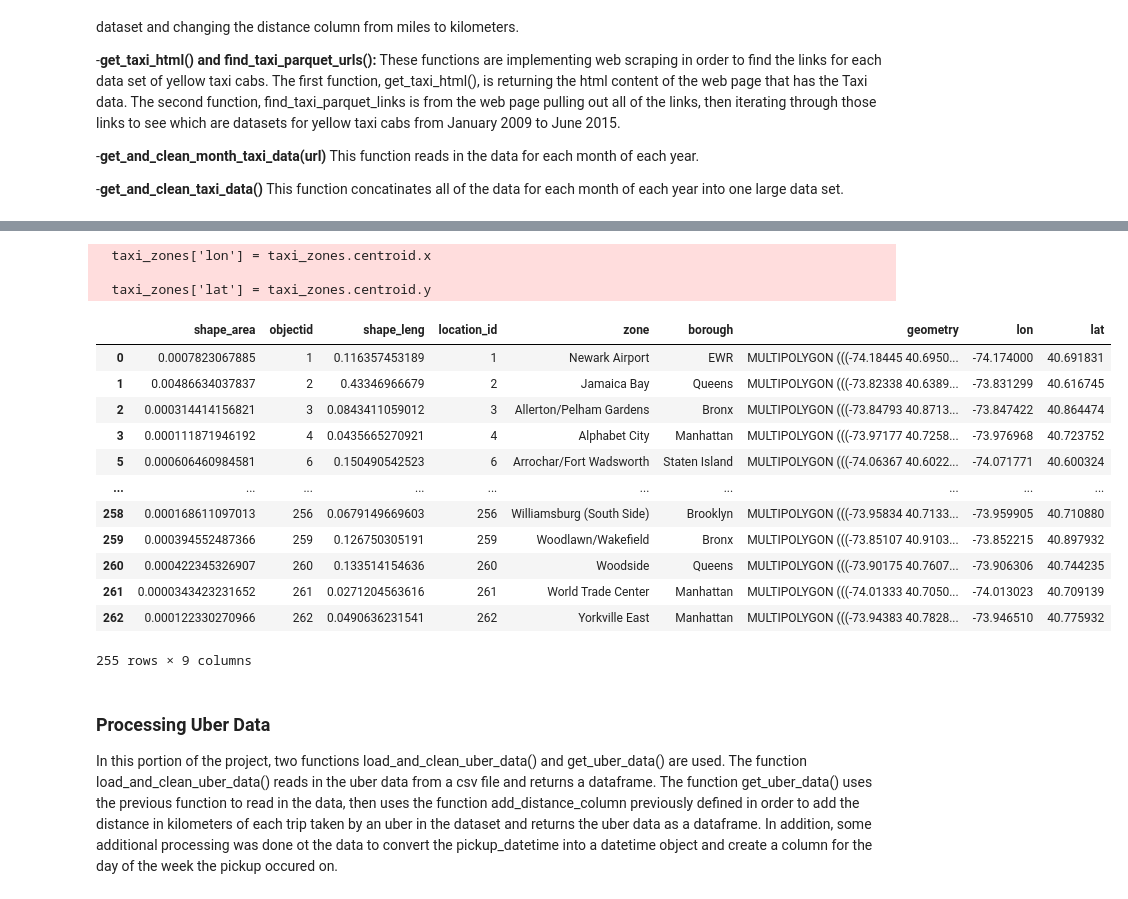
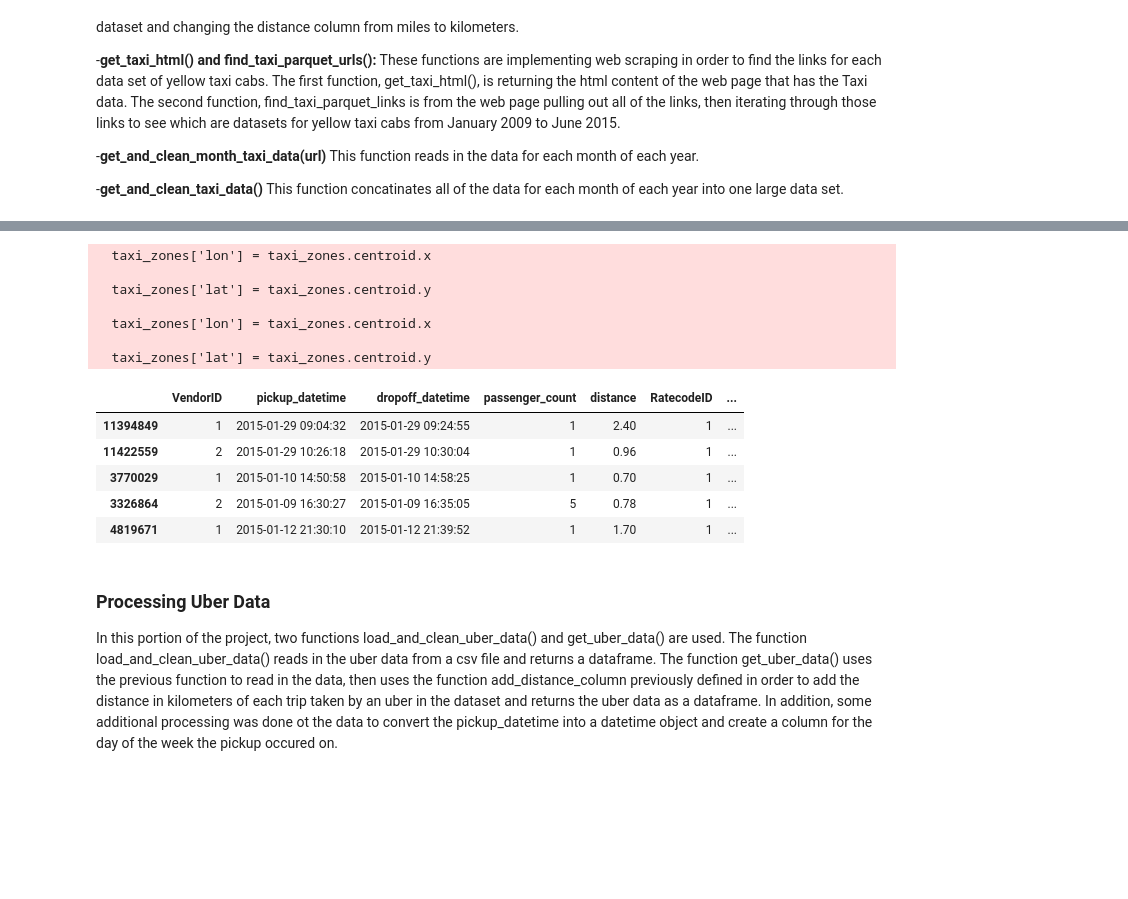
Before and after one commit to laurelhickey/Tools_for_Analytics_Project, a Jupyter notebook: Project Scaffolding.ipynb, the cells around one changed output, grey strips where cells are left out. Saved outputs shown, nothing was run; the diff lists cells and outputs as text; code cells hidden in the pictures; blank space fills up the shorter version.

Commit message:
Cleaning up Data
- Sampling taxi_data
- Removing unnecessary columns
- Finished determining zones that should and should not be included and how to remove

```diff
--- a/Project Scaffolding.ipynb
+++ b/Project Scaffolding.ipynb
@@ -182,8 +169,3 @@ test_parquet.head(10)
 def miles_to_km(distance_miles):
     distance_km = distance_miles /0.62137119
     return distance_km
-
-test_parquet['trip_distance'] = test_parquet.apply(lambda x: miles_to_km(x["trip_distance"]), axis = 1)
-
-
-test_parquet.head(10)
@@ -224,11 +194,14 @@ def zones_within_bbox():
     eastlimit = -73.717047
     westlimit = -74.242330
 
-
+    # This gives me a taxi_zone dataset for all the zones that I want in the final data set
     taxi_zones = taxi_zones[(taxi_zones["lon"] <= eastlimit) & (taxi_zones["lon"] >= westlimit)]
     taxi_zones = taxi_zones[(taxi_zones["lat"] <= northlimit) & (taxi_zones["lat"]>= southlimit)]
 
-    return taxi_zones
+    zones_in_range =list(taxi_zones["location_id"])
+
+    return zones_in_range
+
 
 
 def get_and_clean_taxi_data():
@@ -241,11 +214,21 @@ def get_and_clean_taxi_data():
         # file already and saved it before trying again
         dataframe = get_and_clean_month_taxi_data(csv_url)
 
-        # Making sure that the zone is in the [coordinate box](http://bboxfinder.com/#40.560445,-74.242330,40.908524,-73.717047)
-        #dataframe = dataframe[(dataframe['PULocationID']== zone) & (dataframe['DOLocationID']== zone)]
+        # Removing unneccessary Columns from data set:
+        dataframe = dataframe.drop(["VendorID", "store_and_fwd_flag", "payment_type","tolls_amount","mta_tax","extra","improvement_surcharge","airport_fee"], axis = 1)
+
+        # Taking a sample of the dataset so it matches the size of the Uber dataset (195472 Rows, over 78 different parquet files = 2506):
+        dataframe = dataframe.sample(n = 2510, random_state =10)
 
         # Changing the distance column of each data set from miles to kilometers
         dataframe['trip_distance'] = dataframe.apply(lambda x: x["trip_distance"]/0.62137119, axis = 1)
+
+        # Making sure that the zone is in the [coordinate box](http://bboxfinder.com/#40.560445,-74.242330,40.908524,-73.717047)
+        dataframe[dataframe['PULocationID'].isin(zones_within_bbox())]
+        dataframe[dataframe['DOLocationID'].isin(zones_within_bbox())]
+
+        # Normalizing Column Names
+        dataframe.rename(columns ={"trip_distance": "distance", "tpep_pickup_datetime": "pickup_datetime",	"tpep_dropoff_datetime":"dropoff_datetime"}, inplace = True)
 
         # maybe: if the file hasn't been saved, save it so you can
         # avoid re-downloading it if you re-run the function
@@ -258,24 +241,27 @@ def get_and_clean_taxi_data():
     return taxi_data
     # NOT OUR CODE
 # %%
-zones_within_bbox()
+test_parquet[test_parquet['PULocationID'].isin(zones_within_bbox())]
+test_parquet[test_parquet['DOLocationID'].isin(zones_within_bbox())]
+test_parquet = test_parquet.sample(n = 2506)
+test_parquet.head()
+#test_parquet = test_parquet.drop(["VendorID", "store_and_fwd_flag", "payment_type","tolls_amount","mta_tax","extra","improvement_surcharge","airport_fee"], axis = 1)
+test_parquet.rename(columns ={"trip_distance": "distance", "tpep_pickup_datetime": "pickup_datetime",	"tpep_dropoff_datetime":"dropoff_datetime"}, inplace = True)
+test_parquet.head()
 # %% [output]
   taxi_zones['lon'] = taxi_zones.centroid.x
 
   taxi_zones['lat'] = taxi_zones.centroid.y
+
+  taxi_zones['lon'] = taxi_zones.centroid.x
+
+  taxi_zones['lat'] = taxi_zones.centroid.y
-|  | shape_area | objectid | shape_leng | location_id | zone | borough | geometry | lon | lat |
-| 0 | 0.0007823067885 | 1 | 0.116357453189 | 1 | Newark Airport | EWR | MULTIPOLYGON (((-74.18445 40.6950... | -74.174000 | 40.691831 |
-| 1 | 0.00486634037837 | 2 | 0.43346966679 | 2 | Jamaica Bay | Queens | MULTIPOLYGON (((-73.82338 40.6389... | -73.831299 | 40.616745 |
-| 2 | 0.000314414156821 | 3 | 0.0843411059012 | 3 | Allerton/Pelham Gardens | Bronx | MULTIPOLYGON (((-73.84793 40.8713... | -73.847422 | 40.864474 |
-| 3 | 0.000111871946192 | 4 | 0.0435665270921 | 4 | Alphabet City | Manhattan | MULTIPOLYGON (((-73.97177 40.7258... | -73.976968 | 40.723752 |
-| 5 | 0.000606460984581 | 6 | 0.150490542523 | 6 | Arrochar/Fort Wadsworth | Staten Island | MULTIPOLYGON (((-74.06367 40.6022... | -74.071771 | 40.600324 |
-| ... | ... | ... | ... | ... | ... | ... | ... | ... | ... |
-| 258 | 0.000168611097013 | 256 | 0.0679149669603 | 256 | Williamsburg (South Side) | Brooklyn | MULTIPOLYGON (((-73.95834 40.7133... | -73.959905 | 40.710880 |
-| 259 | 0.000394552487366 | 259 | 0.126750305191 | 259 | Woodlawn/Wakefield | Bronx | MULTIPOLYGON (((-73.85107 40.9103... | -73.852215 | 40.897932 |
-| 260 | 0.000422345326907 | 260 | 0.133514154636 | 260 | Woodside | Queens | MULTIPOLYGON (((-73.90175 40.7607... | -73.906306 | 40.744235 |
-| 261 | 0.0000343423231652 | 261 | 0.0271204563616 | 261 | World Trade Center | Manhattan | MULTIPOLYGON (((-74.01333 40.7050... | -74.013023 | 40.709139 |
-| 262 | 0.000122330270966 | 262 | 0.0490636231541 | 262 | Yorkville East | Manhattan | MULTIPOLYGON (((-73.94383 40.7828... | -73.946510 | 40.775932 |
+|  | VendorID | pickup_datetime | dropoff_datetime | passenger_count | distance | RatecodeID | ... |
+| 11394849 | 1 | 2015-01-29 09:04:32 | 2015-01-29 09:24:55 | 1 | 2.40 | 1 | ... |
+| 11422559 | 2 | 2015-01-29 10:26:18 | 2015-01-29 10:30:04 | 1 | 0.96 | 1 | ... |
+| 3770029 | 1 | 2015-01-10 14:50:58 | 2015-01-10 14:58:25 | 1 | 0.70 | 1 | ... |
+| 3326864 | 2 | 2015-01-09 16:30:27 | 2015-01-09 16:35:05 | 5 | 0.78 | 1 | ... |
+| 4819671 | 1 | 2015-01-12 21:30:10 | 2015-01-12 21:39:52 | 1 | 1.70 | 1 | ... |
-255 rows × 9 columns
 # %% [markdown]
 ### Processing Uber Data
 
```
Also changed, not shown: parts of 8 cells of this notebook.
